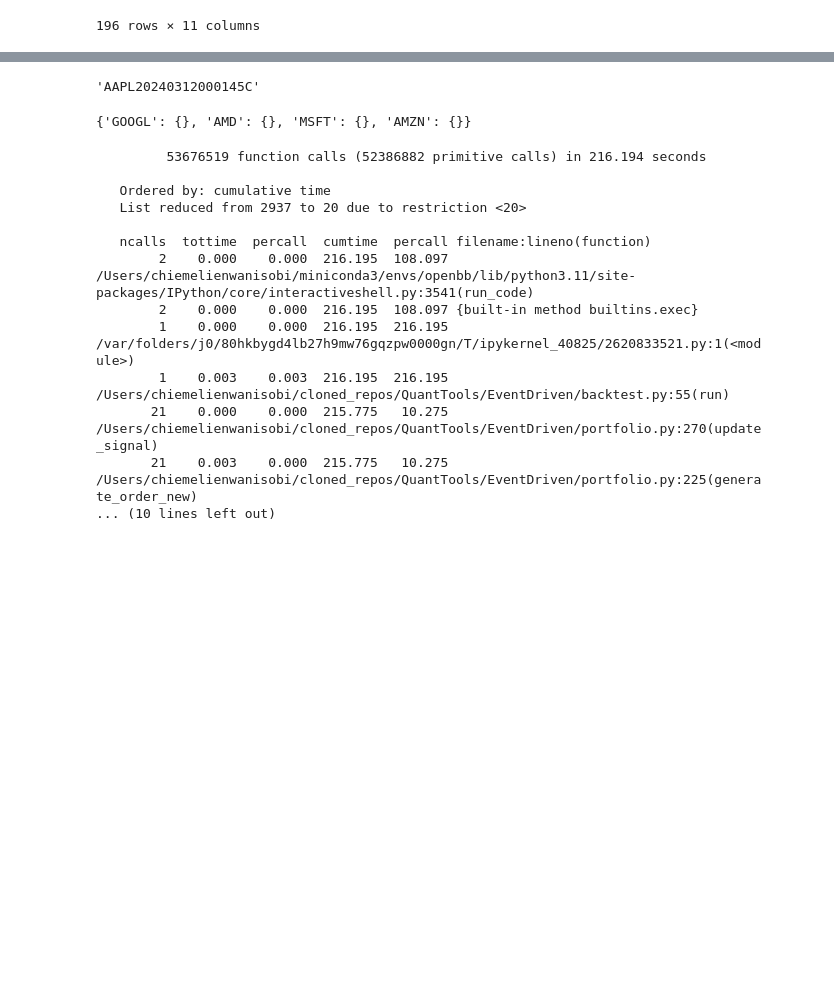
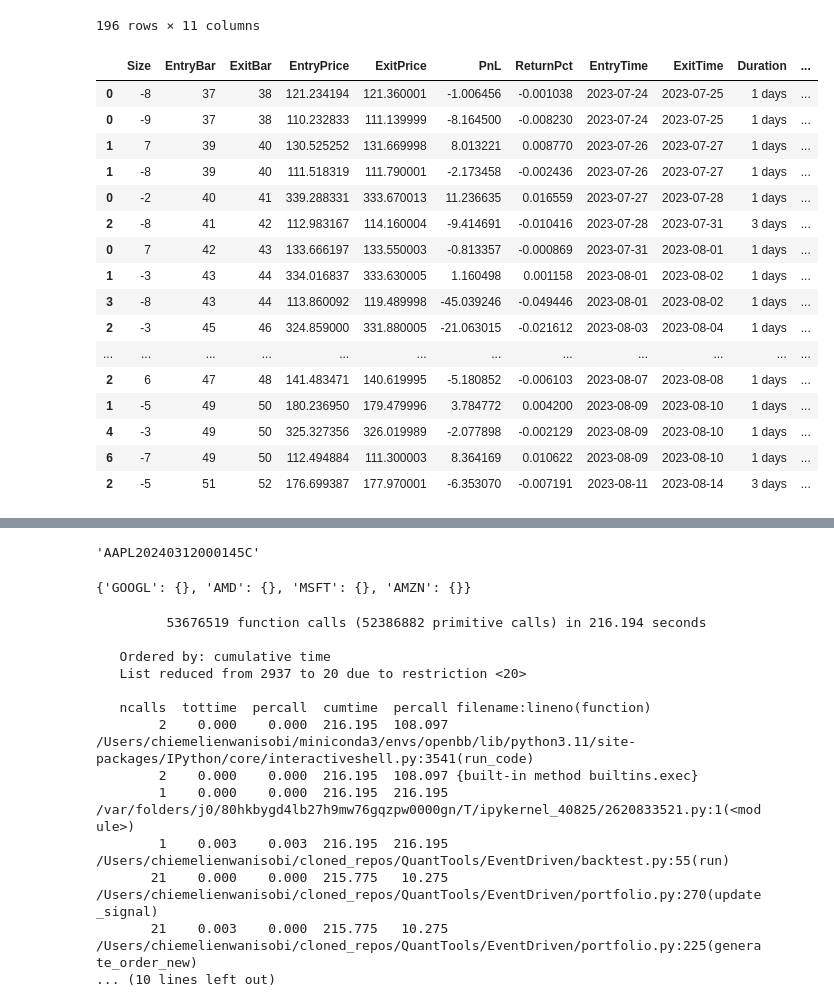
Before and after one commit to Zino-ctrlZ/QuantTools, a Jupyter notebook: EventDriven/demo.ipynb, the cells around one changed output, grey strips where cells are left out. Cells and saved outputs as stored; diff of their text form; code cells hidden in the pictures; blank space fills up the shorter version.

```diff
--- a/EventDriven/demo.ipynb
+++ b/EventDriven/demo.ipynb
@@ -100,2 +104,23 @@ trades = trades[:10]
+# %%
+trades_ = trades[:20]
+trades_
+# %% [output]
+|  | Size | EntryBar | ExitBar | EntryPrice | ExitPrice | PnL | ReturnPct | EntryTime | ExitTime | Duration | ... |
+| 0 | -8 | 37 | 38 | 121.234194 | 121.360001 | -1.006456 | -0.001038 | 2023-07-24 | 2023-07-25 | 1 days | ... |
+| 0 | -9 | 37 | 38 | 110.232833 | 111.139999 | -8.164500 | -0.008230 | 2023-07-24 | 2023-07-25 | 1 days | ... |
+| 1 | 7 | 39 | 40 | 130.525252 | 131.669998 | 8.013221 | 0.008770 | 2023-07-26 | 2023-07-27 | 1 days | ... |
+| 1 | -8 | 39 | 40 | 111.518319 | 111.790001 | -2.173458 | -0.002436 | 2023-07-26 | 2023-07-27 | 1 days | ... |
+| 0 | -2 | 40 | 41 | 339.288331 | 333.670013 | 11.236635 | 0.016559 | 2023-07-27 | 2023-07-28 | 1 days | ... |
+| 2 | -8 | 41 | 42 | 112.983167 | 114.160004 | -9.414691 | -0.010416 | 2023-07-28 | 2023-07-31 | 3 days | ... |
+| 0 | 7 | 42 | 43 | 133.666197 | 133.550003 | -0.813357 | -0.000869 | 2023-07-31 | 2023-08-01 | 1 days | ... |
+| 1 | -3 | 43 | 44 | 334.016837 | 333.630005 | 1.160498 | 0.001158 | 2023-08-01 | 2023-08-02 | 1 days | ... |
+| 3 | -8 | 43 | 44 | 113.860092 | 119.489998 | -45.039246 | -0.049446 | 2023-08-01 | 2023-08-02 | 1 days | ... |
+| 2 | -3 | 45 | 46 | 324.859000 | 331.880005 | -21.063015 | -0.021612 | 2023-08-03 | 2023-08-04 | 1 days | ... |
+| ... | ... | ... | ... | ... | ... | ... | ... | ... | ... | ... | ... |
+| 2 | 6 | 47 | 48 | 141.483471 | 140.619995 | -5.180852 | -0.006103 | 2023-08-07 | 2023-08-08 | 1 days | ... |
+| 1 | -5 | 49 | 50 | 180.236950 | 179.479996 | 3.784772 | 0.004200 | 2023-08-09 | 2023-08-10 | 1 days | ... |
+| 4 | -3 | 49 | 50 | 325.327356 | 326.019989 | -2.077898 | -0.002129 | 2023-08-09 | 2023-08-10 | 1 days | ... |
+| 6 | -7 | 49 | 50 | 112.494884 | 111.300003 | 8.364169 | 0.010622 | 2023-08-09 | 2023-08-10 | 1 days | ... |
+| 2 | -5 | 51 | 52 | 176.699387 | 177.970001 | -6.353070 | -0.007191 | 2023-08-11 | 2023-08-14 | 3 days | ... |
 # %%
 
```
Also changed, not shown: parts of 10 cells of this notebook, 7 other files.
